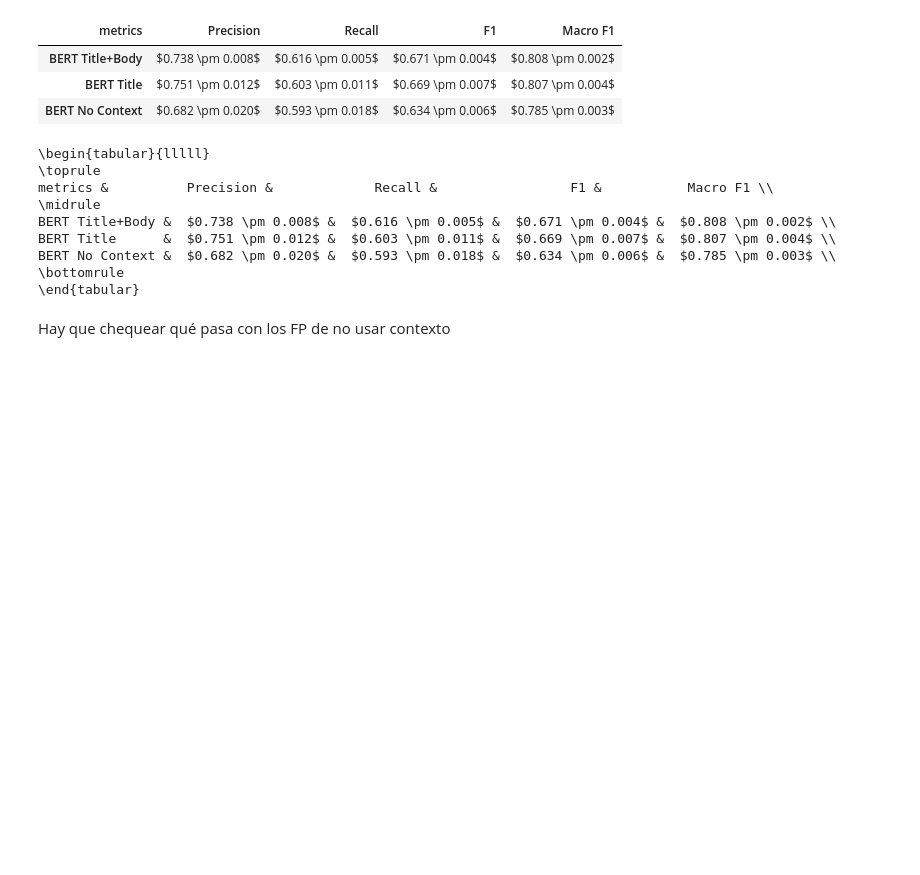
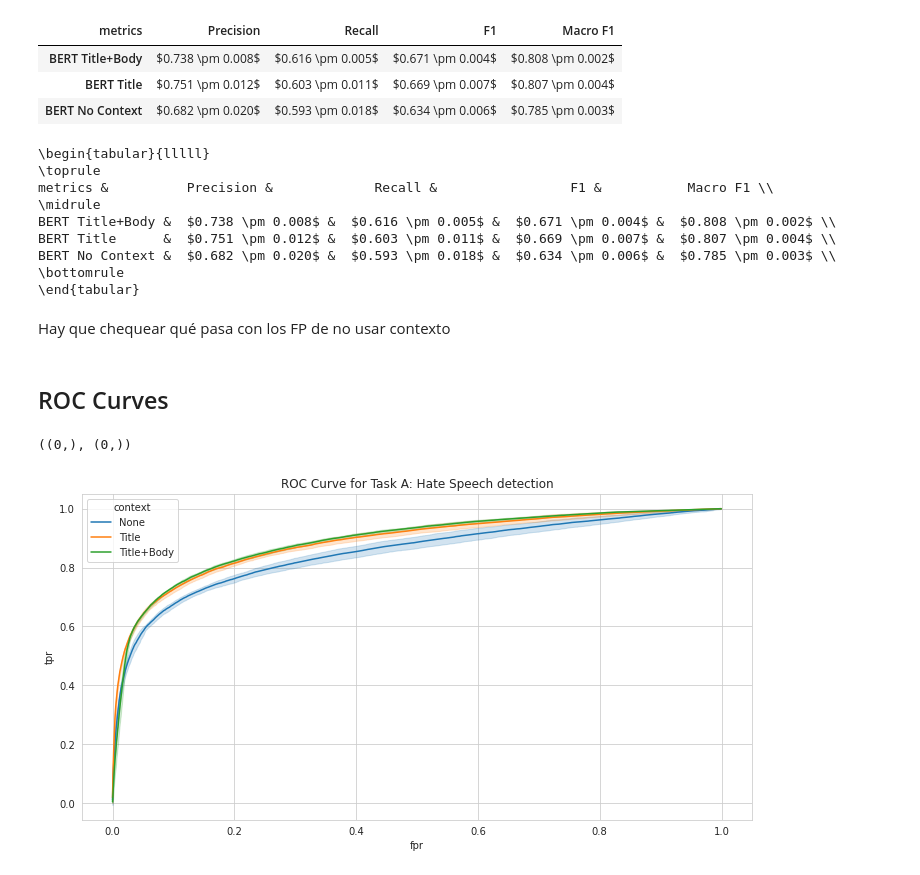
Before and after one commit to finiteautomata/contextualized-hatespeech-classification, a Jupyter notebook: notebooks/Results - 1 HS detection.ipynb, the cells around one changed output. Drawn from its saved outputs; the diff is of its cells as text; code cells hidden in the pictures; blank space fills up the shorter version.

Commit message:
Add ROC curves

```diff
--- a/notebooks/Results - 1 HS detection.ipynb
+++ b/notebooks/Results - 1 HS detection.ipynb
@@ -126,3 +128,5 @@ BERT No Context &  $0.682 \pm 0.020$ &  $0.593 \pm 0.018$ &  $0.634 \pm 0.006$ &
 \end{tabular}
 # %% [markdown]
 Hay que chequear qué pasa con los FP de no usar contexto
+# %% [markdown]
+## ROC Curves
@@ -128,0 +175,19 @@ Hay que chequear qué pasa con los FP de no usar contexto
+# %%
+
+p1 = df[(df["context"] == "none") & (df["i"] == 0)]
+p2 = df[(df["context"] == "none") & (df["i"] == 1)]
+
+p1.fpr.shape, p2.fpr.shape
+# %% [output]
+((0,), (0,))
+# %%
+
+sns.set_style("whitegrid")
+#p = df[(df["context"] == "none") & (df["i"] <= 1)]
+g = sns.lineplot(data=df, x="fpr", y="tpr", hue="context", ci="sd")
+
+plt.title("ROC Curve for Task A: Hate Speech detection")
+g.figure.set_figwidth(12)
+g.figure.set_figheight(6)
+# %% [output]
+[figure, added]
```
Also changed, not shown: parts of 2 cells of this notebook.
